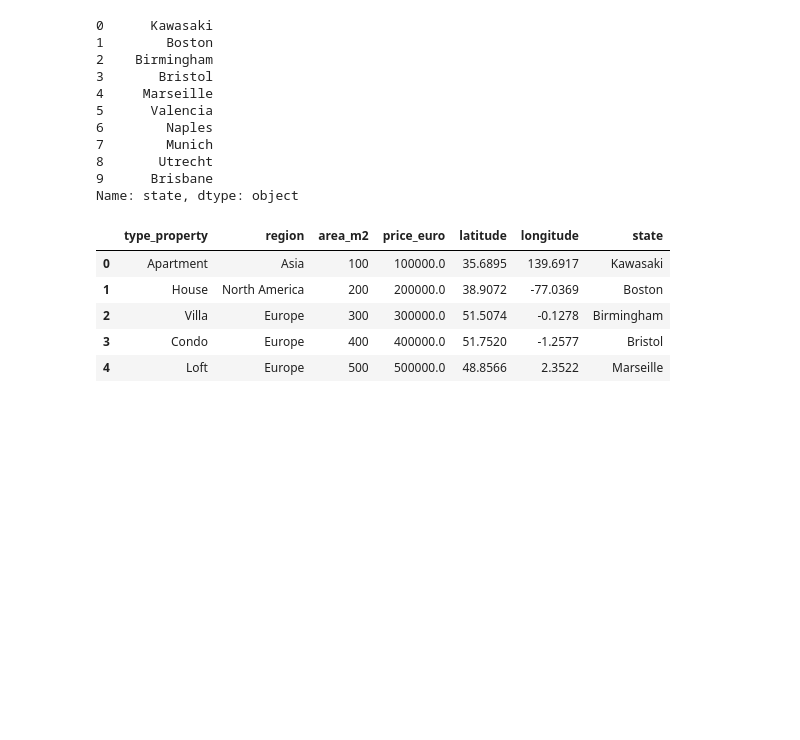
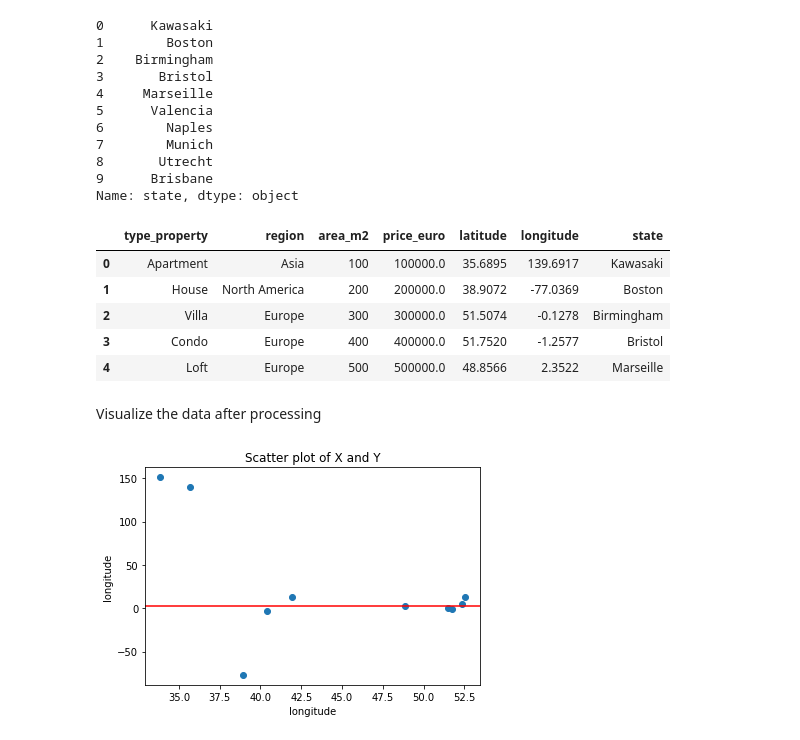
Before and after one commit to Imed-Ha/Pandas-Library, a Jupyter notebook: Dealing_with_data.ipynb, the cells around one changed output. Drawn from its saved outputs; the diff is of its cells as text; code cells hidden in the pictures; blank space fills up the shorter version.

Commit message:
visualization using dataframe

```diff
--- a/Dealing_with_data.ipynb
+++ b/Dealing_with_data.ipynb
@@ -105,3 +105,17 @@ df.head()
 # %%
 # upgrade the prices
 df["price_euro"] = (df["price_euro"]*3.19).round(2)
+# %% [markdown]
+Visualize the data after processing
+# %%
+import matplotlib.pyplot as plt
+import pandas as pd
+
+plt.scatter(df['latitude'], df['longitude'])
+plt.axhline(y=3, color='red', linestyle='-')
+plt.xlabel('longitude')
+plt.ylabel('longitude')
+plt.title('Scatter plot of X and Y')
+plt.show()
+# %% [output]
+[figure, added]
```
Also changed, not shown: parts of 10 cells of this notebook, 5 other files.
